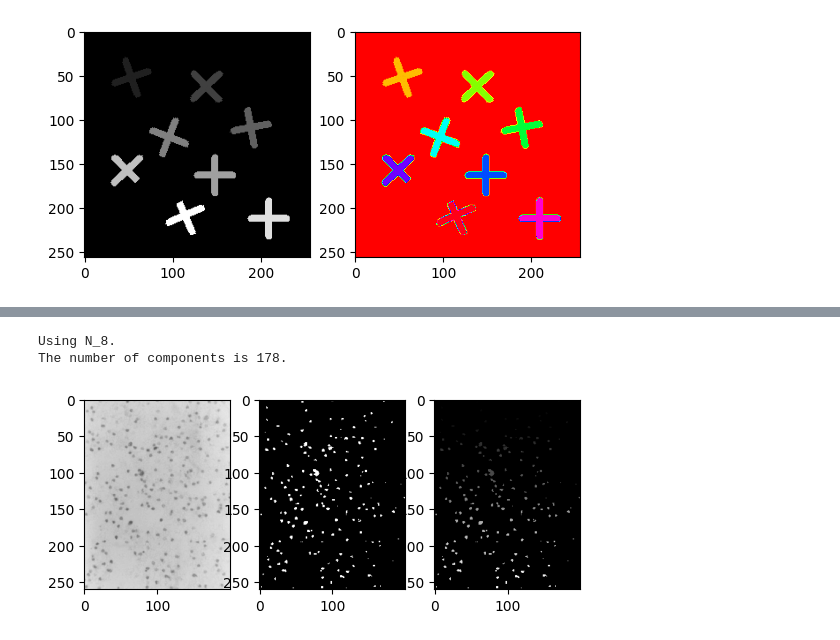
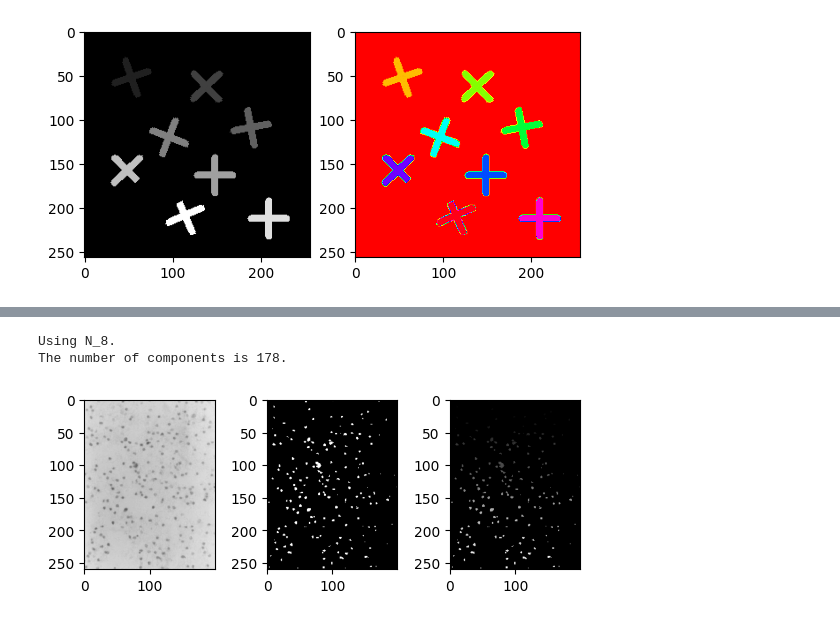
Before and after one commit to DanielGoncalves666/gbc216_t1_G01, a Jupyter notebook: Lab02 - Connected Components/lab03.ipynb, the cells around one changed output, grey strips where cells are left out. Saved outputs shown, nothing was run; the diff lists cells and outputs as text; code cells hidden in the pictures.

```diff
--- a/Lab02 - Connected Components/lab03.ipynb
+++ b/Lab02 - Connected Components/lab03.ipynb
@@ -180,27 +180,29 @@ clc3lab1
 # %%
 import cv2
 import matplotlib.pyplot as plt
 import numpy as np
 
 if __name__ == "__main__":
     img = cv2.imread("clc3.png", cv2.IMREAD_GRAYSCALE)
 
     img_bin = (img <= 156) * 255
     labelled_img = component_labeling(img_bin, black_value=0)
 
     re_labelled_img, num_components = re_sequence_labels(labelled_img)
 
     print(f"The number of components is {num_components}.")
 
     plt.subplot(1,3,1)
+    plt.subplots_adjust(wspace=0.4)
+
     plt.imshow(img, cmap='gray', vmin=0, vmax=255)
 
     plt.subplot(1,3,2)
     plt.imshow(img_bin, cmap='gray', vmin=0, vmax=255)
 
     plt.subplot(1,3,3)
     plt.imshow(labelled_img, cmap='gray', vmin=0, vmax=num_components)
 # %% [output]
 Using N_8.
 The number of components is 178.
-[figure, old version]
+[figure, new version]
```
